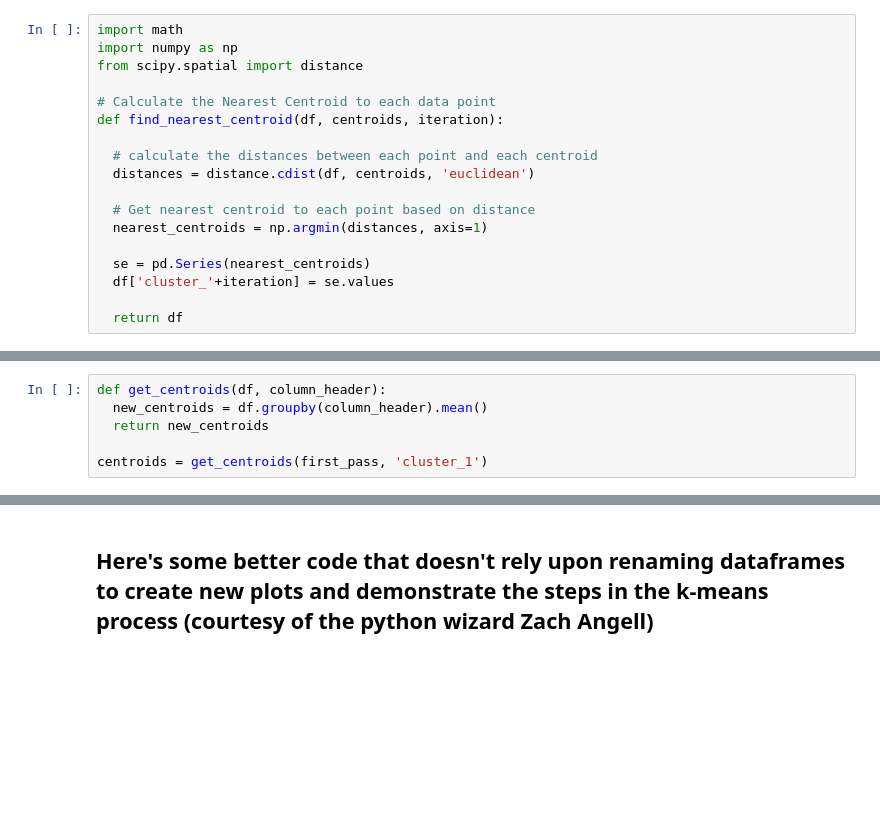
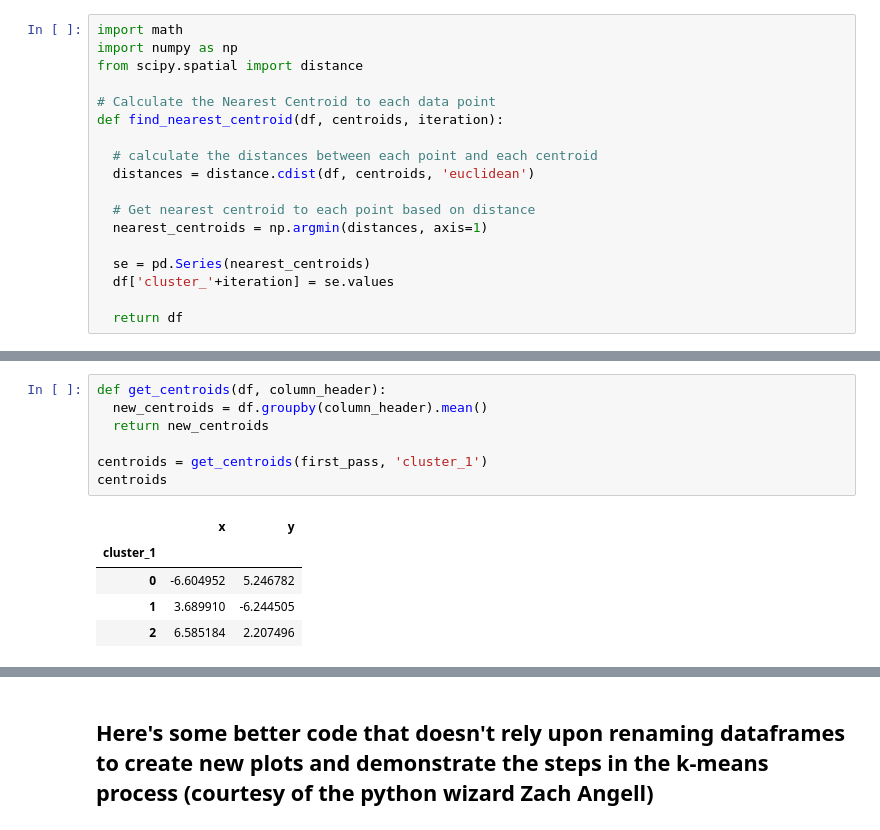
Before and after one commit to adamlutzz/DS-Unit-1-Sprint-4-Linear-Algebra, a Jupyter notebook: module4-clustering/Clustering_and_NFL.ipynb, the cells around one changed output, grey strips where cells are left out. Saved outputs shown, nothing was run; the diff lists cells and outputs as text; blank space fills up the shorter version.

```diff
--- a/module4-clustering/Clustering_and_NFL.ipynb
+++ b/module4-clustering/Clustering_and_NFL.ipynb
@@ -302,9 +340,16 @@ plot_clusters(first_pass, 'cluster_1', centroids)
 # %%
 def get_centroids(df, column_header):
   new_centroids = df.groupby(column_header).mean()
   return new_centroids
 
 centroids = get_centroids(first_pass, 'cluster_1')
+centroids
+# %% [output]
+|  | x | y |
+| cluster_1 |  |  |
+| 0 | -6.604952 | 5.246782 |
+| 1 | 3.689910 | -6.244505 |
+| 2 | 6.585184 | 2.207496 |
 # %%
 # Calculate New Centroids
 centroids = get_centroids(first_pass, 'cluster_1')
```
Also changed, not shown: parts of 17 cells of this notebook.
